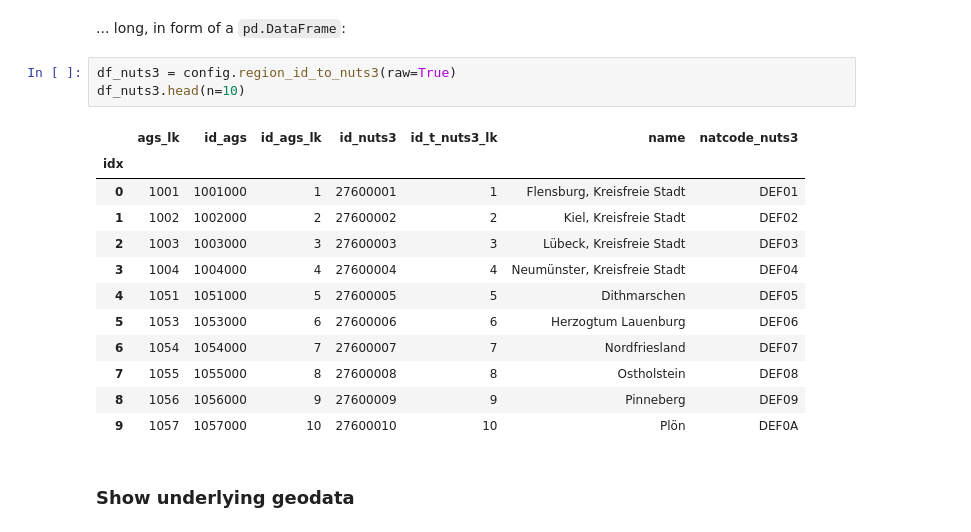
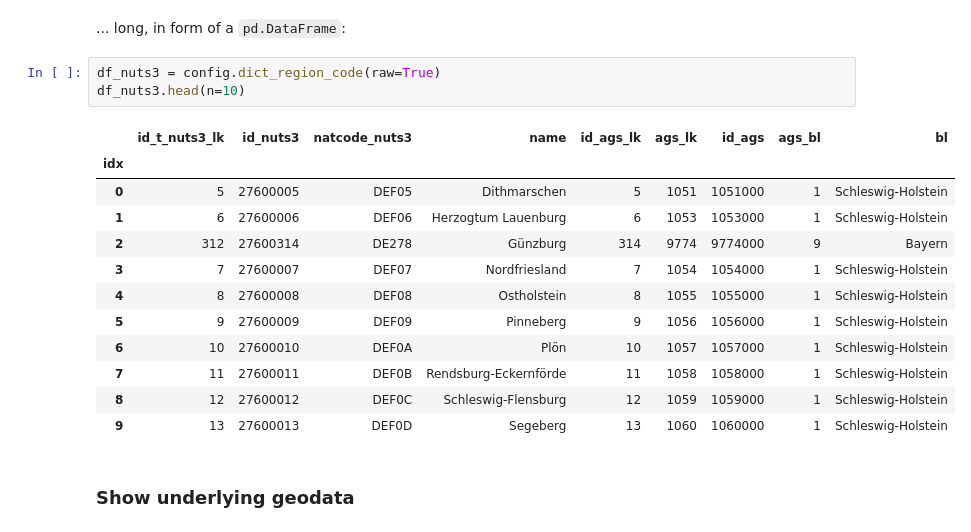
Before and after one commit to DemandRegioTeam/disaggregator, a Jupyter notebook: 90_Accessing_geographical_data.ipynb, the cells around one changed output. Saved outputs shown, nothing was run; the diff lists cells and outputs as text.

```diff
--- a/90_Accessing_geographical_data.ipynb
+++ b/90_Accessing_geographical_data.ipynb
@@ -20,21 +31,21 @@ dic_nuts3.loc[dic_nuts3.name.str.contains('ecklen')]
 # %% [markdown]
 ... long, in form of a `pd.DataFrame`:
 # %%
-df_nuts3 = config.region_id_to_nuts3(raw=True)
+df_nuts3 = config.dict_region_code(raw=True)
 df_nuts3.head(n=10)
 # %% [output]
-|  | ags_lk | id_ags | id_ags_lk | id_nuts3 | id_t_nuts3_lk | name | natcode_nuts3 |
-| idx |  |  |  |  |  |  |  |
-| 0 | 1001 | 1001000 | 1 | 27600001 | 1 | Flensburg, Kreisfreie Stadt | DEF01 |
-| 1 | 1002 | 1002000 | 2 | 27600002 | 2 | Kiel, Kreisfreie Stadt | DEF02 |
-| 2 | 1003 | 1003000 | 3 | 27600003 | 3 | Lübeck, Kreisfreie Stadt | DEF03 |
-| 3 | 1004 | 1004000 | 4 | 27600004 | 4 | Neumünster, Kreisfreie Stadt | DEF04 |
-| 4 | 1051 | 1051000 | 5 | 27600005 | 5 | Dithmarschen | DEF05 |
-| 5 | 1053 | 1053000 | 6 | 27600006 | 6 | Herzogtum Lauenburg | DEF06 |
-| 6 | 1054 | 1054000 | 7 | 27600007 | 7 | Nordfriesland | DEF07 |
-| 7 | 1055 | 1055000 | 8 | 27600008 | 8 | Ostholstein | DEF08 |
-| 8 | 1056 | 1056000 | 9 | 27600009 | 9 | Pinneberg | DEF09 |
-| 9 | 1057 | 1057000 | 10 | 27600010 | 10 | Plön | DEF0A |
+|  | id_t_nuts3_lk | id_nuts3 | natcode_nuts3 | name | id_ags_lk | ags_lk | id_ags | ags_bl | bl |
+| idx |  |  |  |  |  |  |  |  |  |
+| 0 | 5 | 27600005 | DEF05 | Dithmarschen | 5 | 1051 | 1051000 | 1 | Schleswig-Holstein |
+| 1 | 6 | 27600006 | DEF06 | Herzogtum Lauenburg | 6 | 1053 | 1053000 | 1 | Schleswig-Holstein |
+| 2 | 312 | 27600314 | DE278 | Günzburg | 314 | 9774 | 9774000 | 9 | Bayern |
+| 3 | 7 | 27600007 | DEF07 | Nordfriesland | 7 | 1054 | 1054000 | 1 | Schleswig-Holstein |
+| 4 | 8 | 27600008 | DEF08 | Ostholstein | 8 | 1055 | 1055000 | 1 | Schleswig-Holstein |
+| 5 | 9 | 27600009 | DEF09 | Pinneberg | 9 | 1056 | 1056000 | 1 | Schleswig-Holstein |
+| 6 | 10 | 27600010 | DEF0A | Plön | 10 | 1057 | 1057000 | 1 | Schleswig-Holstein |
+| 7 | 11 | 27600011 | DEF0B | Rendsburg-Eckernförde | 11 | 1058 | 1058000 | 1 | Schleswig-Holstein |
+| 8 | 12 | 27600012 | DEF0C | Schleswig-Flensburg | 12 | 1059 | 1059000 | 1 | Schleswig-Holstein |
+| 9 | 13 | 27600013 | DEF0D | Segeberg | 13 | 1060 | 1060000 | 1 | Schleswig-Holstein |
 # %% [markdown]
 ### Show underlying geodata
 # %% [markdown]
```
Also changed, not shown: parts of 3 cells of this notebook, 2 other files.
